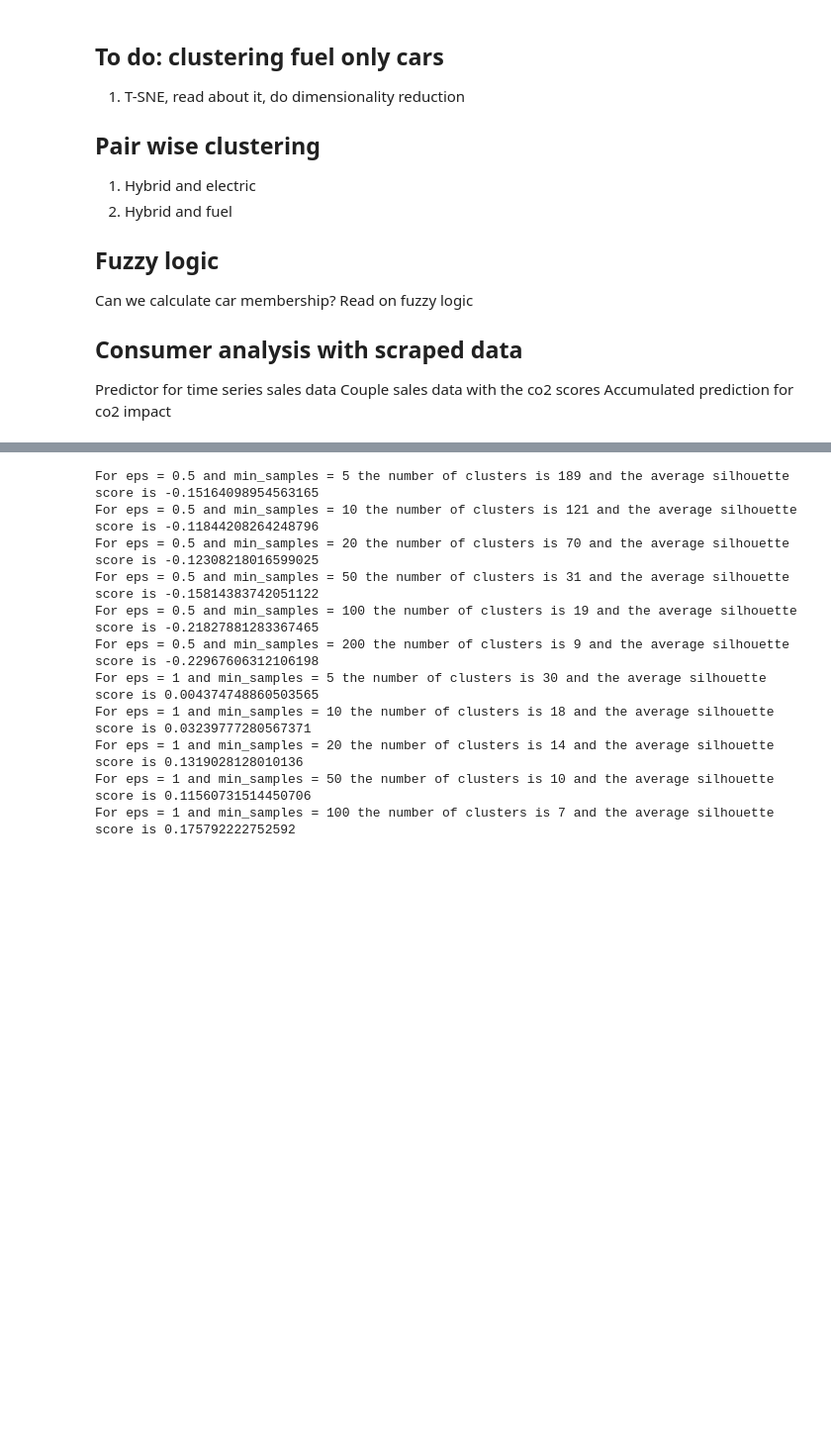
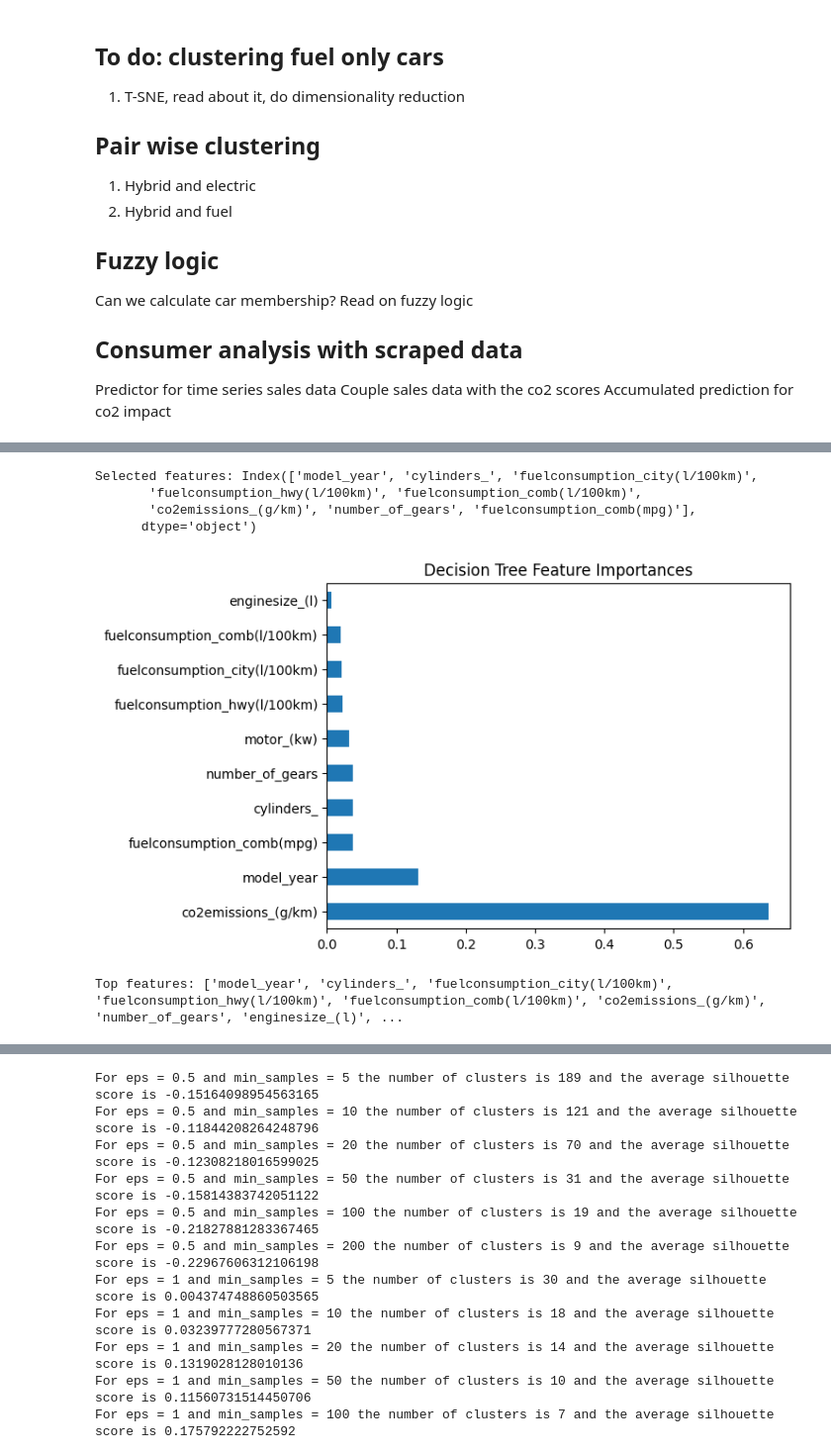
Before and after one commit to lfunderburk/machine-learning-capstone, a Jupyter notebook: notebooks/unsupervised-learning.ipynb, the cells around one changed output, grey strips where cells are left out. Shown at 99% size. Drawn from its saved outputs; the diff is of its cells as text; code cells hidden in the pictures; blank space fills up the shorter version.

```diff
--- a/notebooks/unsupervised-learning.ipynb
+++ b/notebooks/unsupervised-learning.ipynb
@@ -140,3 +160,28 @@ Top features: ['model_year', 'cylinders_', 'fuelconsumption_city(l/100km)', 'fue
+# %%
+print("Selected features:", X.columns[rfecv.support_])
+# %% [output]
+Selected features: Index(['model_year', 'cylinders_', 'fuelconsumption_city(l/100km)',
+       'fuelconsumption_hwy(l/100km)', 'fuelconsumption_comb(l/100km)',
+       'co2emissions_(g/km)', 'number_of_gears', 'fuelconsumption_comb(mpg)'],
+      dtype='object')
+# %%
+# Fit a decision tree and get feature importances
+dt.fit(X, y)
+feat_importances = pd.Series(dt.feature_importances_, index=X.columns)
+
+# Plot the feature importances
+plt.figure()
+plt.title('Decision Tree Feature Importances')
+feat_importances.nlargest(10).plot(kind='barh')
+plt.show()
+
+# Select the top 5 most important features
+threshold = feat_importances.nlargest(10).min()
+top_features = feat_importances[feat_importances >= threshold].index.tolist()
+print("Top features:", top_features)
+# %% [output]
+[figure, added]
+Top features: ['model_year', 'cylinders_', 'fuelconsumption_city(l/100km)', 'fuelconsumption_hwy(l/100km)', 'fuelconsumption_comb(l/100km)', 'co2emissions_(g/km)', 'number_of_gears', 'enginesize_(l)', ...
 # %%
 
 
```
Also changed, not shown: parts of 6 cells of this notebook, 3 other files.
